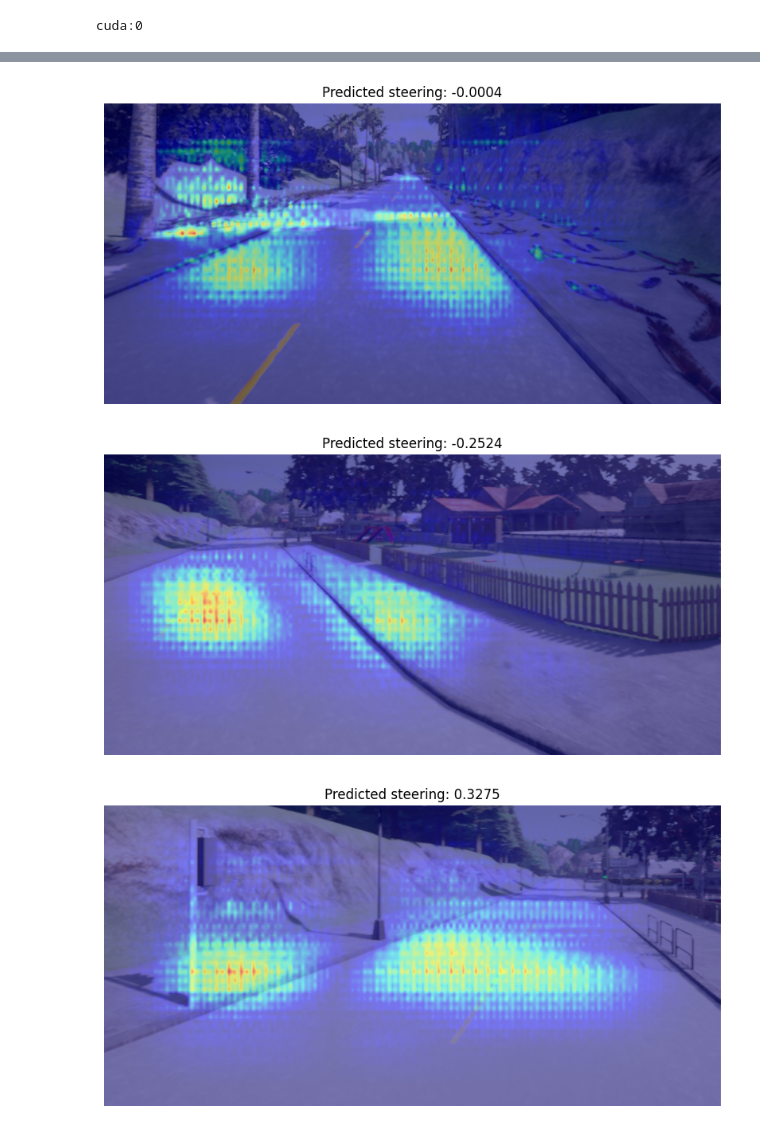
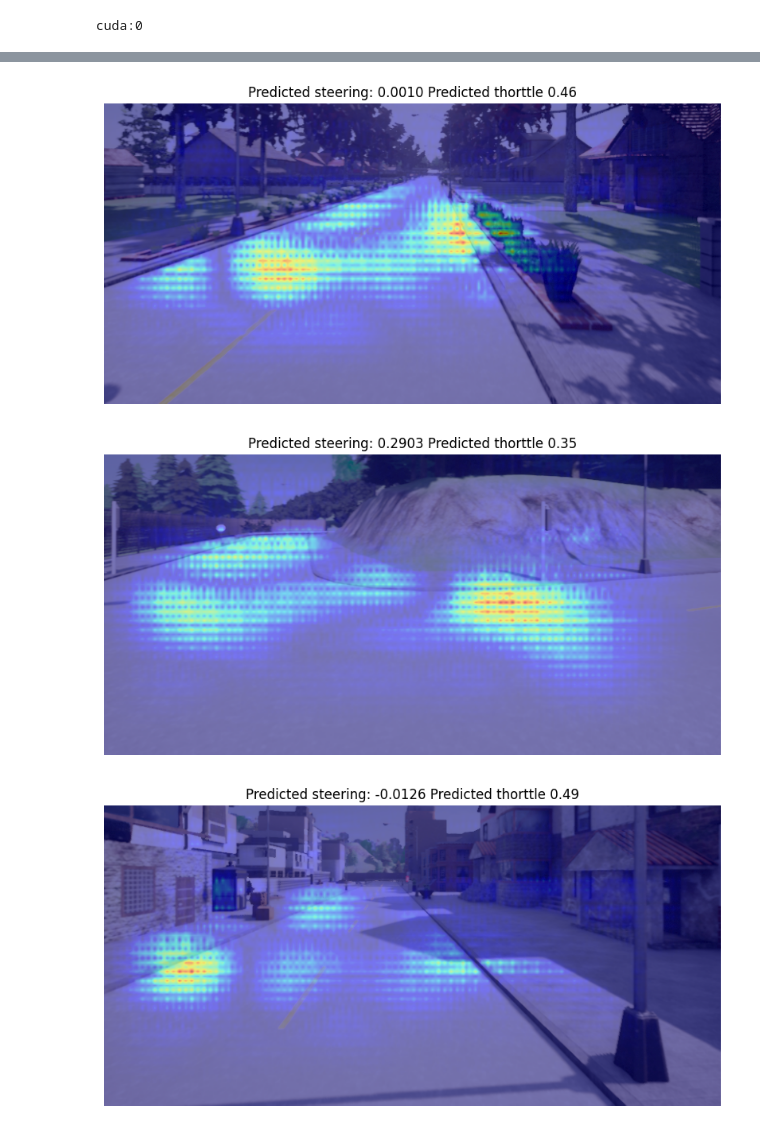
Before and after one commit to RoboticsLabURJC/2025-tfg-jorge-rodriguez, a Jupyter notebook: pytorch_files/captum.ipynb, the cells around one changed output, grey strips where cells are left out. Drawn from its saved outputs; the diff is of its cells as text; code cells hidden in the pictures.

```diff
--- a/pytorch_files/captum.ipynb
+++ b/pytorch_files/captum.ipynb
@@ -42,7 +42,7 @@ class PilotNet(nn.Module):
             nn.ReLU(),
             nn.Linear(50, 10),
             nn.ReLU(),
-            nn.Linear(10, 1)
+            nn.Linear(10, 2)
         )
 
     def forward(self, x):
@@ -55,7 +55,7 @@ print(device)
 cuda:0
 # %%
 model = PilotNet().to(device)
-model.load_state_dict(torch.load("../carla_tests/weigths/pilotnet_weights_trial.pth", map_location=device))
+model.load_state_dict(torch.load("../carla_tests/weigths/30k_01_st_60_40.pth", map_location=device))
 model.eval()
 # %% [output]
 PilotNet(
@@ -83,7 +83,7 @@ preprocess = T.Compose([
                 std=[0.5, 0.5, 0.5])
 ])
 # %%
-df_path = "../common_utils/datasets/CARLA_manual_dataset_4"
+df_path = "../common_utils/datasets/TOWN01_30K_ST"
 
 images = [f for f in os.listdir(df_path) if f.endswith(".png")]
 
@@ -109,7 +109,9 @@ for img_cropped in imgs:
     input_tensor = preprocess(img_pil).unsqueeze(0).to(device)
 
     with torch.no_grad():
-        pred_steer = model(input_tensor).item()
+        output = model(input_tensor.to(device))
+        pred_steer    = output[0, 0].item()
+        pred_throttle = output[0, 1].item()
 
     attributions = ig.attribute(input_tensor, target=0)
 
@@ -127,7 +129,7 @@ for img_cropped in imgs:
     plt.imshow(img_cropped)
     plt.imshow(attr_resized, cmap='jet', alpha=0.5)
 
-    plt.title(f"Predicted steering: {pred_steer:.4f}")
+    plt.title(f"Predicted steering: {pred_steer:.4f} Predicted thorttle {pred_throttle:.2f}")
     plt.axis("off")
     plt.show()
 # %% [output]
@@ -136,3 +138,3 @@ for img_cropped in imgs:
-[figure, old version]
+[figure, new version]
-[figure, old version]
+[figure, new version]
-[figure, old version]
+[figure, new version]
```
Also changed, not shown: parts of 2 cells of this notebook, 8 other files.
